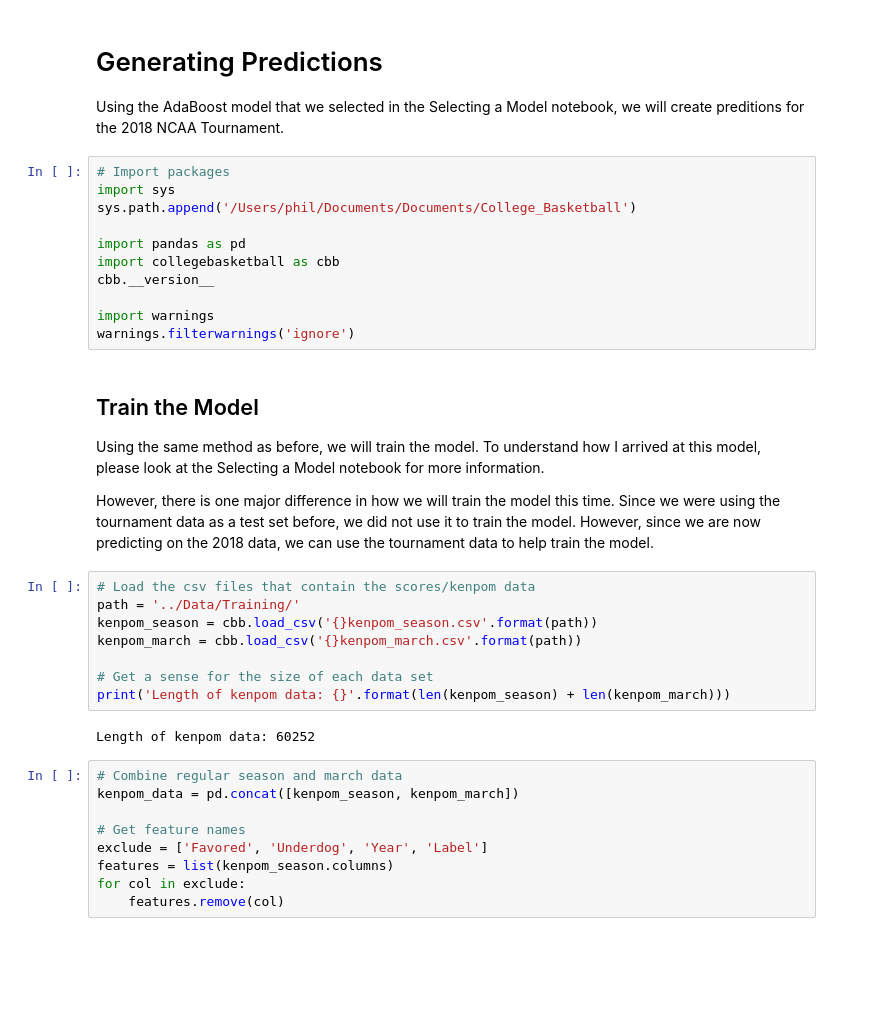
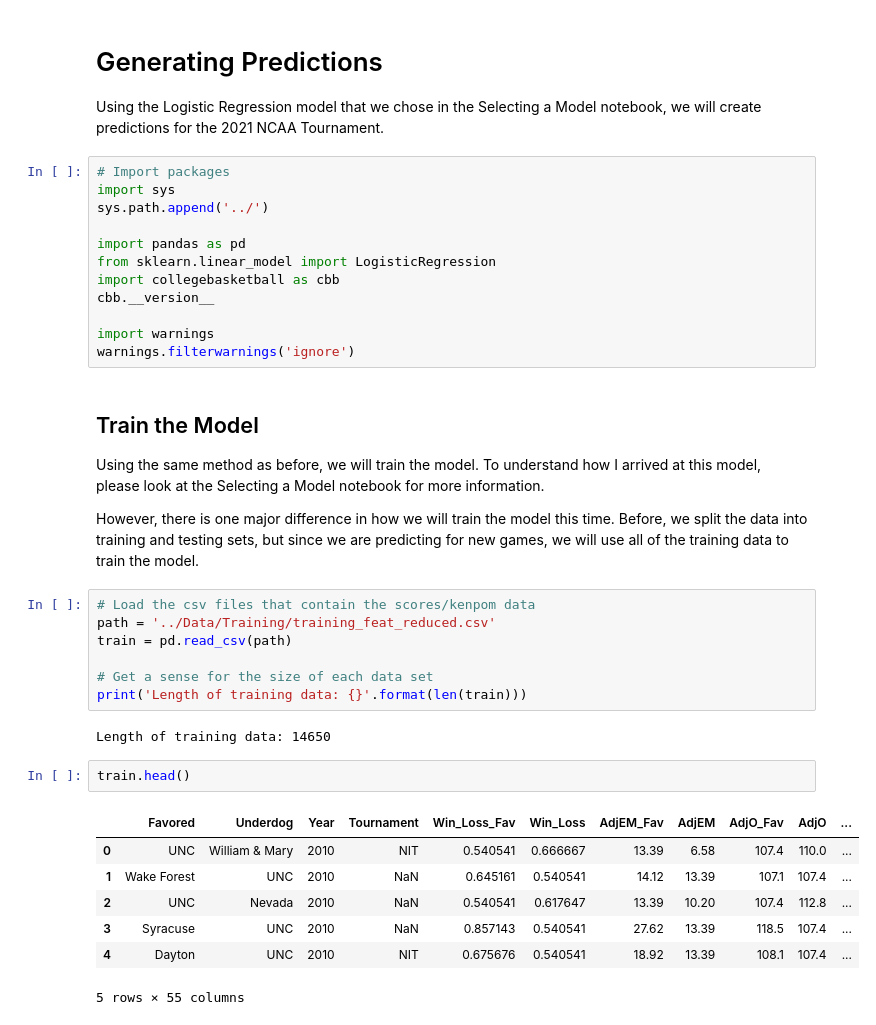
Before and after one commit to pjmartinkus/College_Basketball, a Jupyter notebook: Notebooks/Generating Predictions.ipynb, the cells around one changed output. Saved outputs shown, nothing was run; the diff lists cells and outputs as text; blank space fills up the shorter version.

Commit message:
Added predictions for 2021 NCAA Tournament

```diff
--- a/Notebooks/Generating Predictions.ipynb
+++ b/Notebooks/Generating Predictions.ipynb
@@ -1,13 +1,14 @@
 # %% [markdown]
 # Generating Predictions
 
-Using the AdaBoost model that we selected in the Selecting a Model notebook, we will create preditions for the 2018 NCAA Tournament.
+Using the Logistic Regression model that we chose in the Selecting a Model notebook, we will create predictions for the 2021 NCAA Tournament.
 # %%
 # Import packages
 import sys
-sys.path.append('/Users/phil/Documents/Documents/College_Basketball')
+sys.path.append('../')
 
 import pandas as pd
+from sklearn.linear_model import LogisticRegression
 import collegebasketball as cbb
 cbb.__version__
 
@@ -18,23 +19,23 @@ warnings.filterwarnings('ignore')
 
 Using the same method as before, we will train the model. To understand how I arrived at this model, please look at the Selecting a Model notebook for more information.
 
-However, there is one major difference in how we will train the model this time. Since we were using the tournament data as a test set before, we did not use it to train the model. However, since we are now predicting on the 2018 data, we can use the tournament data to help train the model.
+However, there is one major difference in how we will train the model this time. Before, we split the data into training and testing sets, but since we are predicting for new games, we will use all of the training data to train the model.
 # %%
 # Load the csv files that contain the scores/kenpom data
-path = '../Data/Training/'
-kenpom_season = cbb.load_csv('{}kenpom_season.csv'.format(path))
-kenpom_march = cbb.load_csv('{}kenpom_march.csv'.format(path))
+path = '../Data/Training/training_feat_reduced.csv'
+train = pd.read_csv(path)
 
 # Get a sense for the size of each data set
-print('Length of kenpom data: {}'.format(len(kenpom_season) + len(kenpom_march)))
+print('Length of training data: {}'.format(len(train)))
 # %% [output]
-Length of kenpom data: 60252
+Length of training data: 14650
-# %%
-# Combine regular season and march data
-kenpom_data = pd.concat([kenpom_season, kenpom_march])
-
-# Get feature names
-exclude = ['Favored', 'Underdog', 'Year', 'Label']
-features = list(kenpom_season.columns)
-for col in exclude:
-    features.remove(col)
+# %%
+train.head()
+# %% [output]
+|  | Favored | Underdog | Year | Tournament | Win_Loss_Fav | Win_Loss | AdjEM_Fav | AdjEM | AdjO_Fav | AdjO | ... |
+| 0 | UNC | William & Mary | 2010 | NIT | 0.540541 | 0.666667 | 13.39 | 6.58 | 107.4 | 110.0 | ... |
+| 1 | Wake Forest | UNC | 2010 | NaN | 0.645161 | 0.540541 | 14.12 | 13.39 | 107.1 | 107.4 | ... |
+| 2 | UNC | Nevada | 2010 | NaN | 0.540541 | 0.617647 | 13.39 | 10.20 | 107.4 | 112.8 | ... |
+| 3 | Syracuse | UNC | 2010 | NaN | 0.857143 | 0.540541 | 27.62 | 13.39 | 118.5 | 107.4 | ... |
+| 4 | Dayton | UNC | 2010 | NIT | 0.675676 | 0.540541 | 18.92 | 13.39 | 108.1 | 107.4 | ... |
+5 rows × 55 columns
```
Also changed, not shown: parts of 21 cells of this notebook, 1 other file.
